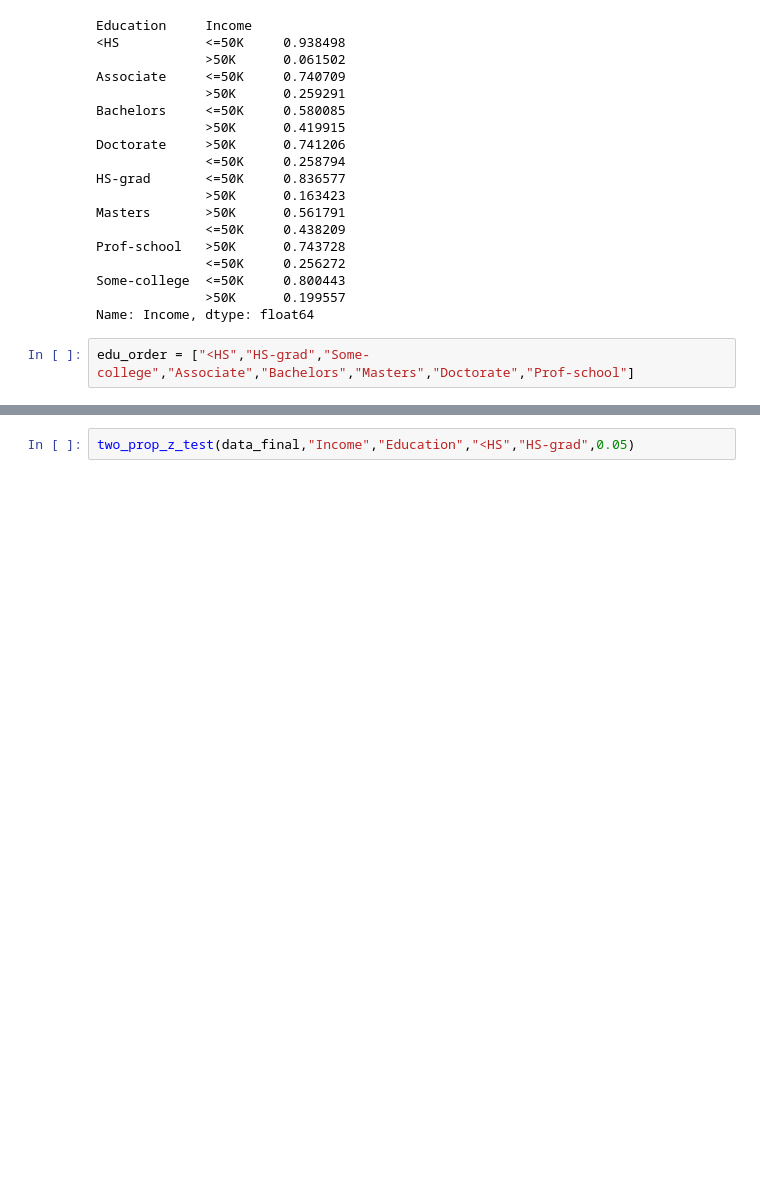
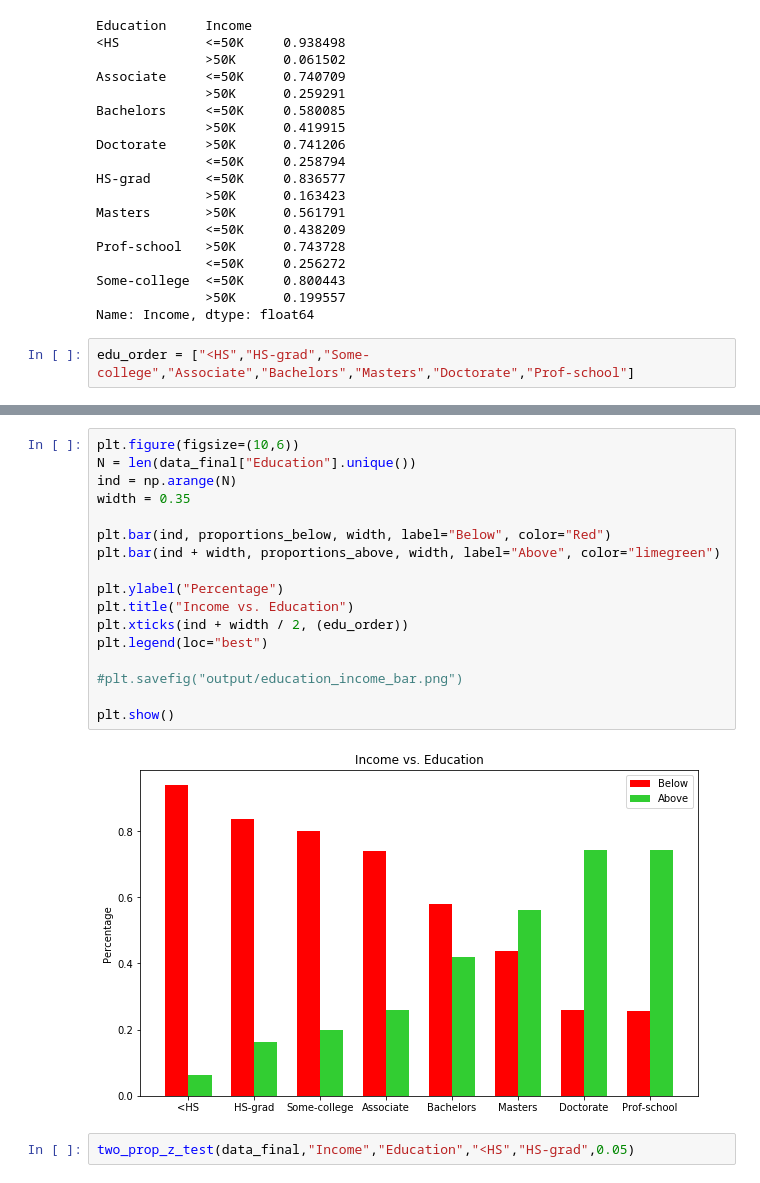
Before and after one commit to MattLombardo/Project-1, a Jupyter notebook: Data_Analysis.ipynb, the cells around one changed output, grey strips where cells are left out. Saved outputs shown, nothing was run; the diff lists cells and outputs as text; blank space fills up the shorter version.

```diff
--- a/Data_Analysis.ipynb
+++ b/Data_Analysis.ipynb
@@ -239,3 +274,22 @@ There is NOT a significant difference in income between Bachelors & Masters (at
+# %%
+plt.figure(figsize=(10,6))
+N = len(data_final["Education"].unique())
+ind = np.arange(N)
+width = 0.35
+
+plt.bar(ind, proportions_below, width, label="Below", color="Red")
+plt.bar(ind + width, proportions_above, width, label="Above", color="limegreen")
+
+plt.ylabel("Percentage")
+plt.title("Income vs. Education")
+plt.xticks(ind + width / 2, (edu_order))
+plt.legend(loc="best")
+
+#plt.savefig("output/education_income_bar.png")
+
+plt.show()
+# %% [output]
+[figure, added]
 # %%
 two_prop_z_test(data_final,"Income","Education","<HS","HS-grad",0.05)
 # %% [output]
```
Also changed, not shown: parts of 6 cells of this notebook, 5 other files.
